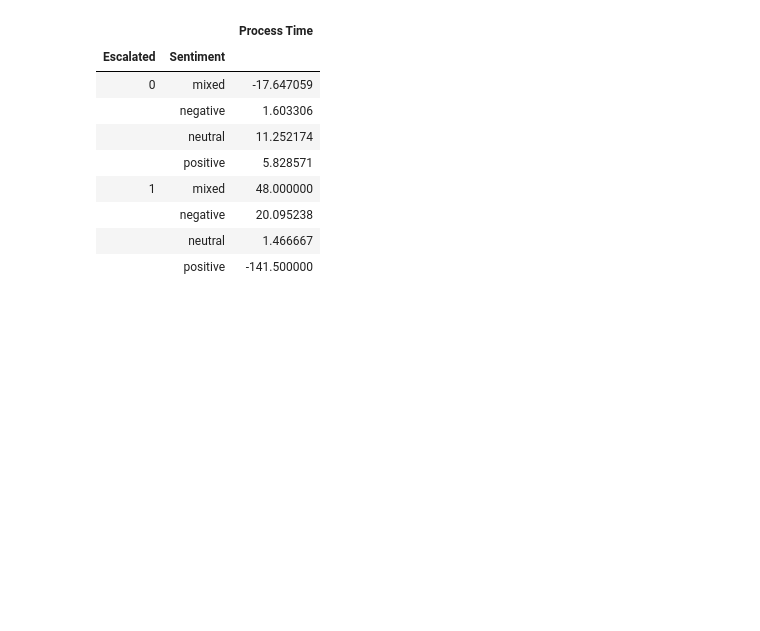
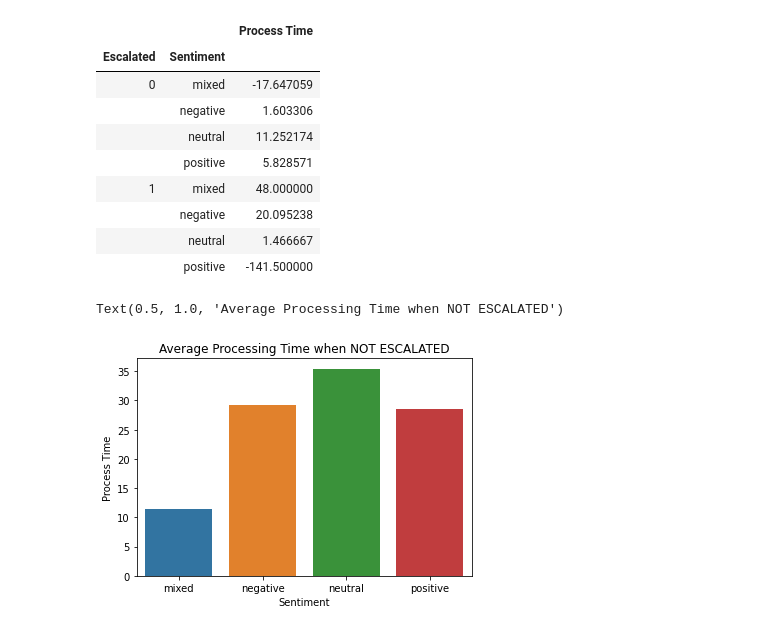
Before and after one commit to arag1/microsoftxpieDatathon, a Jupyter notebook: Scripts/AnuragEDANotebookPartOne.ipynb, the cells around one changed output. Drawn from its saved outputs; the diff is of its cells as text; code cells hidden in the pictures; blank space fills up the shorter version.

```diff
--- a/Scripts/AnuragEDANotebookPartOne.ipynb
+++ b/Scripts/AnuragEDANotebookPartOne.ipynb
@@ -181,0 +161,10 @@ data.to_csv("data_with_sentiment.csv", index=False)
+# %%
+normal_process = data[data['Process Time'] >= 0]
+a = normal_process[normal_process['Escalated'] == 0].groupby(['Sentiment']).mean()[['Process Time']].reset_index()
+b = normal_process[normal_process['Escalated'] == 1].groupby(['Sentiment']).mean()[['Process Time']].reset_index()
+# %%
+sns.barplot('Sentiment', 'Process Time', data=a)
+plt.title('Average Processing Time when NOT ESCALATED')
+# %% [output]
+Text(0.5, 1.0, 'Average Processing Time when NOT ESCALATED')
+[figure, added]
```
Also changed, not shown: parts of 17 cells of this notebook.
